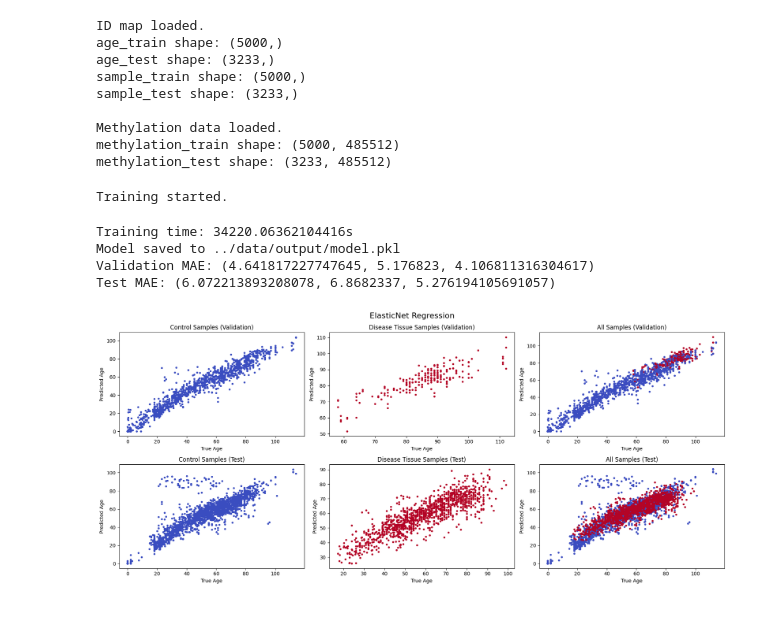
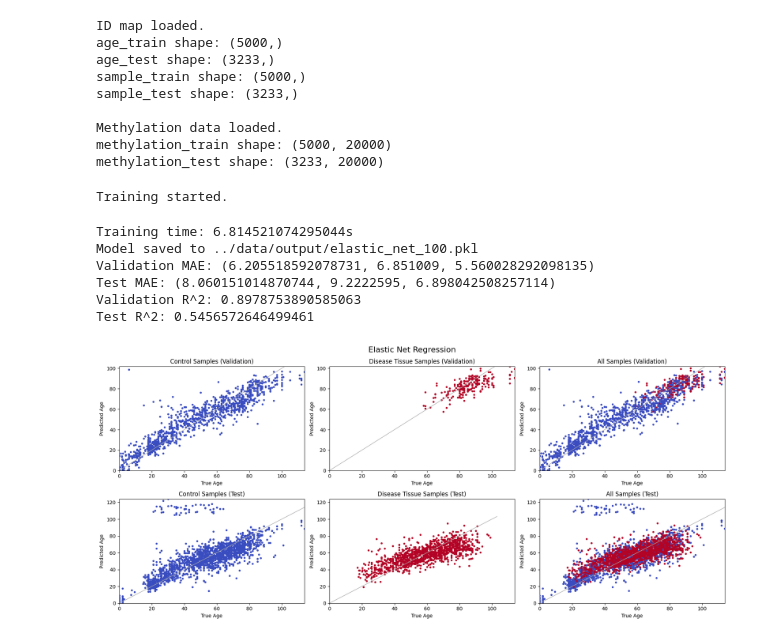
Before and after one commit to praneethuppari/cs4824_project, a Jupyter notebook: src/elastic_net_regression.ipynb, the cells around one changed output. Cells and saved outputs as stored; diff of their text form; code cells hidden in the pictures.

```diff
--- a/src/elastic_net_regression.ipynb
+++ b/src/elastic_net_regression.ipynb
@@ -128,7 +128,7 @@ print("sample_train shape:", sample_train.shape)
 print("sample_test shape:",sample_test.shape)
 
 # Load methylation data
-methylation_data = load_methylation_h5('../data/input/train.h5')
+methylation_data = load_methylation_h5('../data/input/train.h5', rows=20000)
 print("\nMethylation data loaded.")
 
 train_data = methylation_data[:5000]
@@ -144,8 +144,8 @@ sample_train shape: (5000,)
 sample_test shape: (3233,)
 
 Methylation data loaded.
-methylation_train shape: (5000, 485512)
-methylation_test shape: (3233, 485512)
+methylation_train shape: (5000, 20000)
+methylation_test shape: (3233, 20000)
 # %%
 from sklearn.model_selection import train_test_split
 import random
@@ -166,12 +166,13 @@ feature_size = methylation_train.shape[1]
 # %%
 import time
 import pickle
+from sklearn.metrics import r2_score
 
 # Train new model
 train_model = True
 
 # Model path
-model = '../data/output/model.pkl'
+model = '../data/output/elastic_net.pkl'
 
 if train_model:
     # Train data
@@ -181,7 +182,7 @@ if train_model:
     print(f'Training time: {time.time() - start}s')
 
     # Save model to pkl
-    model_filename = "../data/output/model.pkl"
+    model_filename = "../data/output/elastic_net_100.pkl"
     with open(model_filename, 'wb') as model_file:
         pickle.dump(pred_model, model_file)
     print(f'Model saved to {model_filename}')
@@ -202,15 +203,24 @@ age_test_pred = pred_model.predict(test_data)
 age_test_eval = evaluate_ml(evaluation_mode, age_test, age_test_pred, sample_test)
 print(f'Test {evaluation_mode}: {age_test_eval}')
 
+# Calculate R^2 values
+r2_valid = r2_score(age_valid, age_valid_pred)
+r2_test = r2_score(age_test, age_test_pred)
+
+print(f'Validation R^2: {r2_valid}')
+print(f'Test R^2: {r2_test}')
+
 # Post-processing to ensure age >= 0
 age_valid_pred[age_valid_pred < 0] = 0
 age_test_pred[age_test_pred < 0] = 0
 # %% [output]
 Training started.
-Training time: 34220.06362104416s
-Model saved to ../data/output/model.pkl
-Validation MAE: (4.641817227747645, 5.176823, 4.106811316304617)
-Test MAE: (6.072213893208078, 6.8682337, 5.276194105691057)
+Training time: 6.814521074295044s
+Model saved to ../data/output/elastic_net_100.pkl
+Validation MAE: (6.205518592078731, 6.851009, 5.560028292098135)
+Test MAE: (8.060151014870744, 9.2222595, 6.898042508257114)
+Validation R^2: 0.8978753890585063
+Test R^2: 0.5456572646499461
 # %%
 import matplotlib.pyplot as plt
 
@@ -226,41 +236,67 @@ disease_test_mask = sample_test == 1
 fig, axes = plt.subplots(2, 3, figsize=(18, 8))
 
 # Set title
-plt.suptitle("ElasticNet Regression", fontsize=16)
+plt.suptitle("Elastic Net Regression", fontsize=16)
+
+# Prediction line
+def plot_perfect_prediction_line(ax):
+    x = ax.get_xlim()
+    y = ax.get_ylim()
+    min_val = 0
+    max_val = max(x[1], y[1])
+    ax.plot([min_val, max_val], [min_val, max_val], '-', color='darkgray', linewidth=1.0)
 
 # Plot the graphs for the validation set
 axes[0, 0].scatter(age_valid[control_valid_mask], age_valid_pred[control_valid_mask], marker='.', c='#3a4dc0')
+plot_perfect_prediction_line(axes[0, 0])
+axes[0, 0].set_xlim(left=min(age_valid), right=max(age_valid))
+axes[0, 0].set_ylim(bottom=min(age_valid_pred), top=max(age_valid_pred))
 axes[0, 0].set_xlabel('True Age')
 axes[0, 0].set_ylabel('Predicted Age')
 axes[0, 0].set_title('Control Samples (Validation)')
 
 axes[0, 1].scatter(age_valid[disease_valid_mask], age_valid_pred[disease_valid_mask], marker='.', c='#b40326')
+plot_perfect_prediction_line(axes[0, 1])
+axes[0, 1].set_xlim(left=min(age_valid), right=max(age_valid))
+axes[0, 1].set_ylim(bottom=min(age_valid_pred), top=max(age_valid_pred))
 axes[0, 1].set_xlabel('True Age')
 axes[0, 1].set_ylabel('Predicted Age')
 axes[0, 1].set_title('Disease Tissue Samples (Validation)')
 
 axes[0, 2].scatter(age_valid, age_valid_pred, marker='.', c=sample_type_valid, cmap=plt.cm.coolwarm)
+plot_perfect_prediction_line(axes[0, 2])
+axes[0, 2].set_xlim(left=min(age_valid), right=max(age_valid))
+axes[0, 2].set_ylim(bottom=min(age_valid_pred), top=max(age_valid_pred))
 axes[0, 2].set_xlabel('True Age')
 axes[0, 2].set_ylabel('Predicted Age')
 axes[0, 2].set_title('All Samples (Validation)')
 
 # Plot the graphs for the test set
 axes[1, 0].scatter(age_test[control_test_mask], age_test_pred[control_test_mask], marker='.', c='#3a4dc0')
+plot_perfect_prediction_line(axes[1, 0])
+axes[1, 0].set_xlim(left=min(age_test), right=max(age_test))
+axes[1, 0].set_ylim(bottom=min(age_test_pred), top=max(age_test_pred))
 axes[1, 0].set_xlabel('True Age')
 axes[1, 0].set_ylabel('Predicted Age')
 axes[1, 0].set_title('Control Samples (Test)')
 
 axes[1, 1].scatter(age_test[disease_test_mask], age_test_pred[disease_test_mask], marker='.', c='#b40326')
+plot_perfect_prediction_line(axes[1, 1])
+axes[1, 1].set_xlim(left=min(age_test), right=max(age_test))
+axes[1, 1].set_ylim(bottom=min(age_test_pred), top=max(age_test_pred))
 axes[1, 1].set_xlabel('True Age')
 axes[1, 1].set_ylabel('Predicted Age')
 axes[1, 1].set_title('Disease Tissue Samples (Test)')
 
 axes[1, 2].scatter(age_test, age_test_pred, marker='.', c=sample_test, cmap=plt.cm.coolwarm)
+plot_perfect_prediction_line(axes[1, 2])
+axes[1, 2].set_xlim(left=min(age_test), right=max(age_test))
+axes[1, 2].set_ylim(bottom=min(age_test_pred), top=max(age_test_pred))
 axes[1, 2].set_xlabel('True Age')
 axes[1, 2].set_ylabel('Predicted Age')
 axes[1, 2].set_title('All Samples (Test)')
 
 plt.tight_layout()
 plt.show()
 # %% [output]
-[figure, old version]
+[figure, new version]
```
Also changed, not shown: parts of 2 cells of this notebook, 2 other files.
